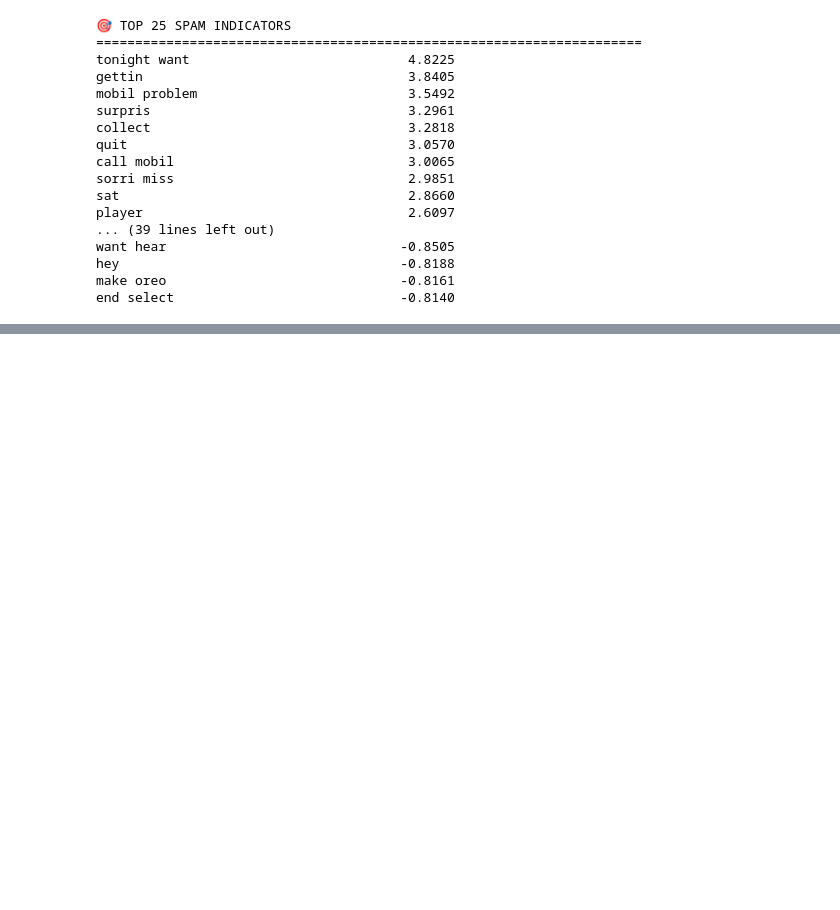
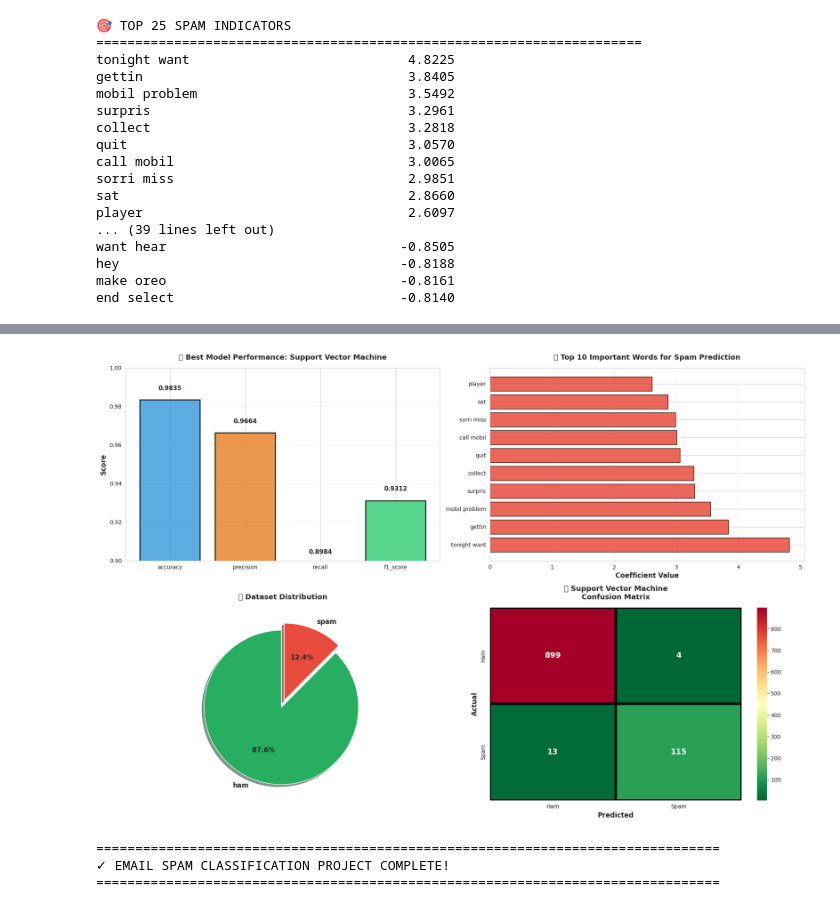
Before and after one commit to an114116/BTL-Machine-Learning, a Jupyter notebook: index.ipynb, the cells around one changed output, grey strips where cells are left out. Cells and saved outputs as stored; diff of their text form; code cells hidden in the pictures; blank space fills up the shorter version.

```diff
--- a/index.ipynb
+++ b/index.ipynb
@@ -1777,0 +1927,71 @@ This notebook demonstrates a complete machine learning pipeline for email spam d
+# %%
+# Final Summary Visualization
+fig, axes = plt.subplots(2, 2, figsize=(18, 12))
+
+# 1. Model Performance Summary
+ax1 = axes[0, 0]
+metrics_summary = results_df_sorted[['accuracy', 'precision', 'recall', 'f1_score']].iloc[0]
+colors_summary = ['#3498db', '#e67e22', '#9b59b6', '#2ecc71']
+bars = ax1.bar(metrics_summary.index, metrics_summary.values, color=colors_summary,
+               alpha=0.8, edgecolor='black', linewidth=2)
+ax1.set_ylabel('Score', fontsize=12, fontweight='bold')
+ax1.set_title(f'🏆 Best Model Performance: {results_df_sorted.index[0]}',
+              fontsize=13, fontweight='bold', pad=15)
+ax1.set_ylim(0.9, 1.0)
+ax1.grid(axis='y', alpha=0.3)
+for bar, val in zip(bars, metrics_summary.values):
+    ax1.text(bar.get_x() + bar.get_width()/2, val + 0.005, f'{val:.4f}',
+             ha='center', fontsize=11, fontweight='bold')
+
+# 2. Feature Importance (Top indicative words for Spam detection)
+ax2 = axes[0, 1]
+lr_model = results['Logistic Regression']['model']
+feature_names = np.array(tfidf.get_feature_names_out())
+coefficients = lr_model.coef_[0]
+top_spam_indices = np.argsort(coefficients)[-10:]
+top_spam_features = feature_names[top_spam_indices]
+top_spam_values = coefficients[top_spam_indices]
+
+bars2 = ax2.barh(top_spam_features, top_spam_values,
+                  color='#e74c3c', alpha=0.85, edgecolor='black')
+ax2.set_xlabel('Coefficient Value', fontsize=12, fontweight='bold')
+ax2.set_title('🔥 Top 10 Important Words for Spam Prediction',
+              fontsize=13, fontweight='bold', pad=15)
+ax2.invert_yaxis()
+ax2.grid(axis='x', alpha=0.3)
+# 3. Class Distribution
+ax3 = axes[1, 0]
+class_counts = df['Category'].value_counts()
+# Fix: Adjust explode tuple length to match the number of categories
+explode_pie = (0.05,) * len(class_counts)
+colors_pie = ['#27ae60', '#e74c3c', '#3498db'] # Added a color for the potential third category
+wedges, texts, autotexts = ax3.pie(class_counts.values, labels=class_counts.index,
+                                     autopct='%1.1f%%', colors=colors_pie,
+                                     explode=explode_pie, startangle=90, shadow=True,
+                                     textprops={'fontsize': 12, 'fontweight': 'bold'})
+ax3.set_title('📊 Dataset Distribution', fontsize=13, fontweight='bold', pad=15)
+ax3.set_ylabel('')
+
+# 4. Confusion Matrix of Best Model
+ax4 = axes[1, 1]
+cm_best = confusion_matrix(y_test_enc, results[results_df_sorted.index[0]]['predictions_encoded'])
+sns.heatmap(cm_best, annot=True, fmt='d', cmap='RdYlGn_r', ax=ax4,
+            xticklabels=['Ham', 'Spam'],
+            yticklabels=['Ham', 'Spam'],
+            cbar=True, linewidths=3, linecolor='black', annot_kws={'fontsize': 14, 'fontweight': 'bold'})
+ax4.set_title(f'🎯 {results_df_sorted.index[0]}\nConfusion Matrix',
+              fontsize=13, fontweight='bold', pad=15)
+ax4.set_ylabel('Actual', fontsize=12, fontweight='bold')
+ax4.set_xlabel('Predicted', fontsize=12, fontweight='bold')
+
+plt.tight_layout()
+plt.show()
+
+print("\n" + "="*80)
+print("✓ EMAIL SPAM CLASSIFICATION PROJECT COMPLETE!")
+print("="*80)
+# %% [output]
+[figure, added]
+================================================================================
+✓ EMAIL SPAM CLASSIFICATION PROJECT COMPLETE!
+================================================================================
```
Also changed, not shown: parts of 20 cells of this notebook.
